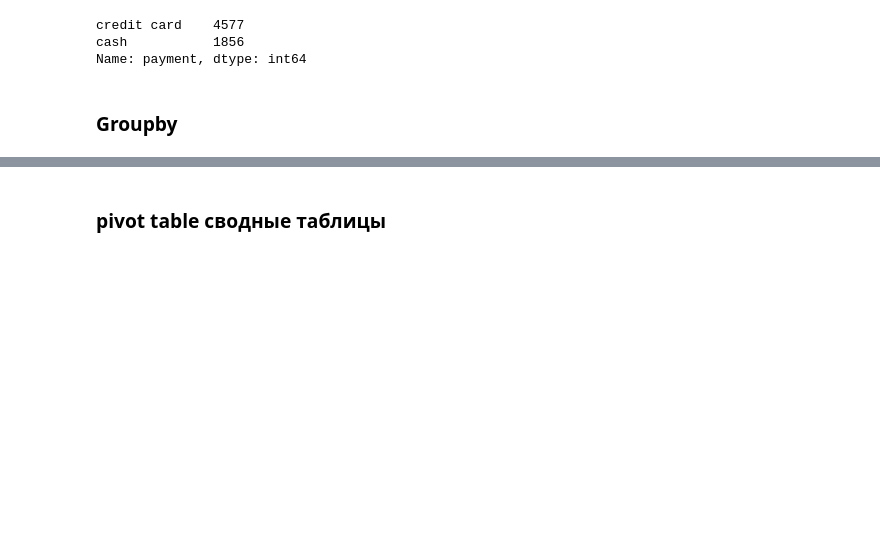
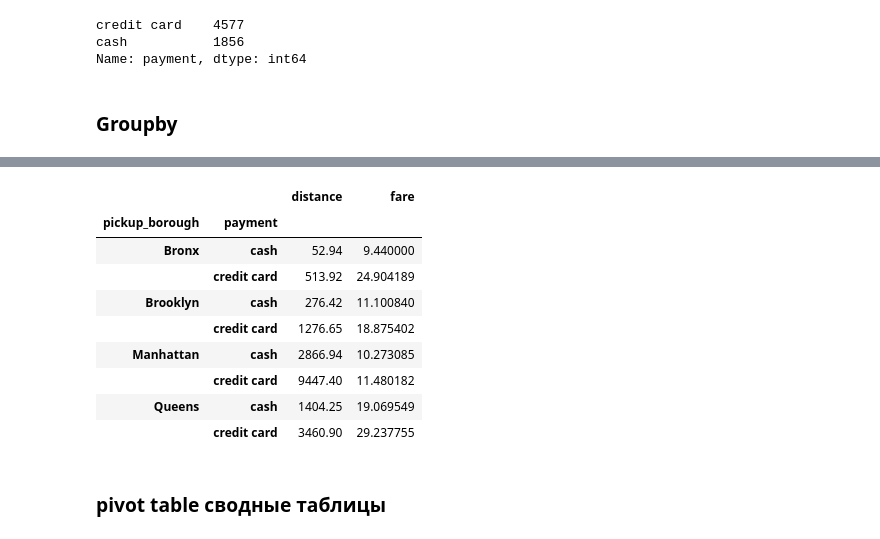
Before and after one commit to lectures-python/Python_lectures_HW, a Jupyter notebook: lectures_1_4.ipynb, the cells around one changed output, grey strips where cells are left out. Drawn from its saved outputs; the diff is of its cells as text; code cells hidden in the pictures; blank space fills up the shorter version.

```diff
--- a/lectures_1_4.ipynb
+++ b/lectures_1_4.ipynb
@@ -1440,3 +1491,16 @@ taxis.groupby(['pickup_borough','payment'])['distance','fare','tip','tolls'].mea
+# %%
+taxis.groupby(['pickup_borough','payment'])['distance','fare'].agg({'distance':'sum','fare':'mean'})
+# %% [output]
+|  |  | distance | fare |
+| pickup_borough | payment |  |  |
+| Bronx | cash | 52.94 | 9.440000 |
+|  | credit card | 513.92 | 24.904189 |
+| Brooklyn | cash | 276.42 | 11.100840 |
+|  | credit card | 1276.65 | 18.875402 |
+| Manhattan | cash | 2866.94 | 10.273085 |
+|  | credit card | 9447.40 | 11.480182 |
+| Queens | cash | 1404.25 | 19.069549 |
+|  | credit card | 3460.90 | 29.237755 |
 # %% [markdown]
 ### pivot table сводные таблицы
 # %%
```
Also changed, not shown: parts of 22 cells of this notebook.
